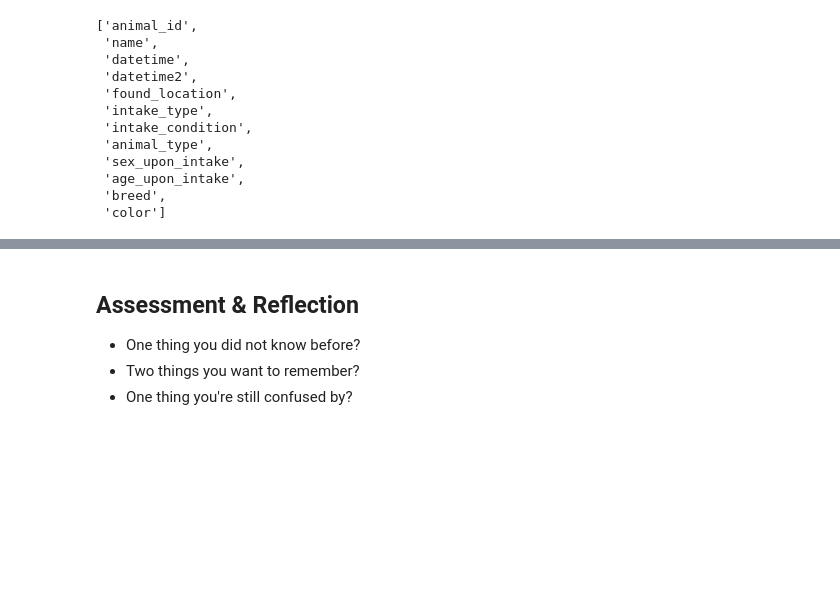
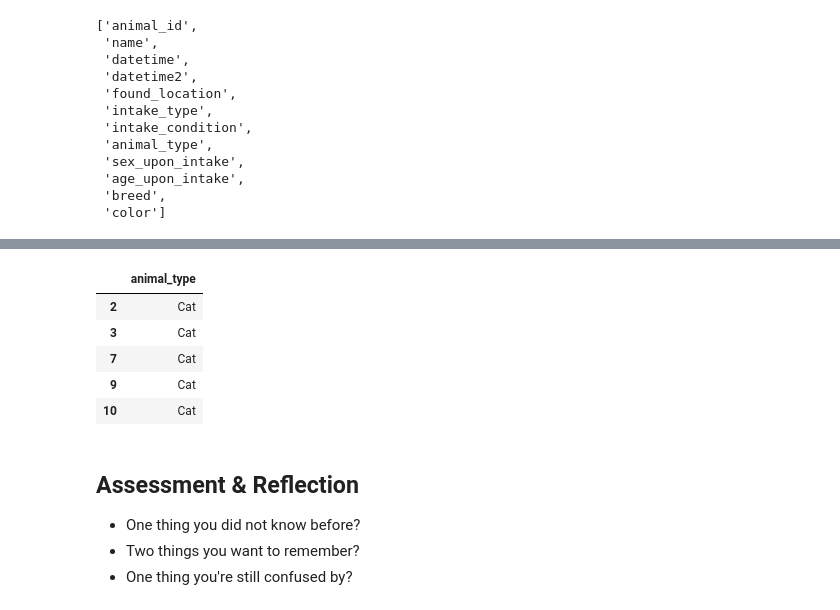
Before and after one commit to khayes847/dc-ds-071519, a Jupyter notebook: 1-Module/1-Section/day_5_lecture_1_pandas/intro_to_pandas.ipynb, the cells around one changed output, grey strips where cells are left out. Cells and saved outputs as stored; diff of their text form; code cells hidden in the pictures; blank space fills up the shorter version.

```diff
--- a/1-Module/1-Section/day_5_lecture_1_pandas/intro_to_pandas.ipynb
+++ b/1-Module/1-Section/day_5_lecture_1_pandas/intro_to_pandas.ipynb
@@ -735,3 +737,16 @@ normal_animals.head()
+# %%
+nonstray_cat = shelter_data.loc[(shelter_data["intake_condition"]=="Normal") &
+                                (shelter_data["intake_type"]=="Stray") &
+                                 (shelter_data["animal_type"]=="Cat"), ['animal_type']]
+# %%
+nonstray_cat.head()
+# %% [output]
+|  | animal_type |
+| 2 | Cat |
+| 3 | Cat |
+| 7 | Cat |
+| 9 | Cat |
+| 10 | Cat |
 # %% [markdown]
 ## Assessment & Reflection
 
```
Also changed, not shown: parts of 10 cells of this notebook, 2 other files.
